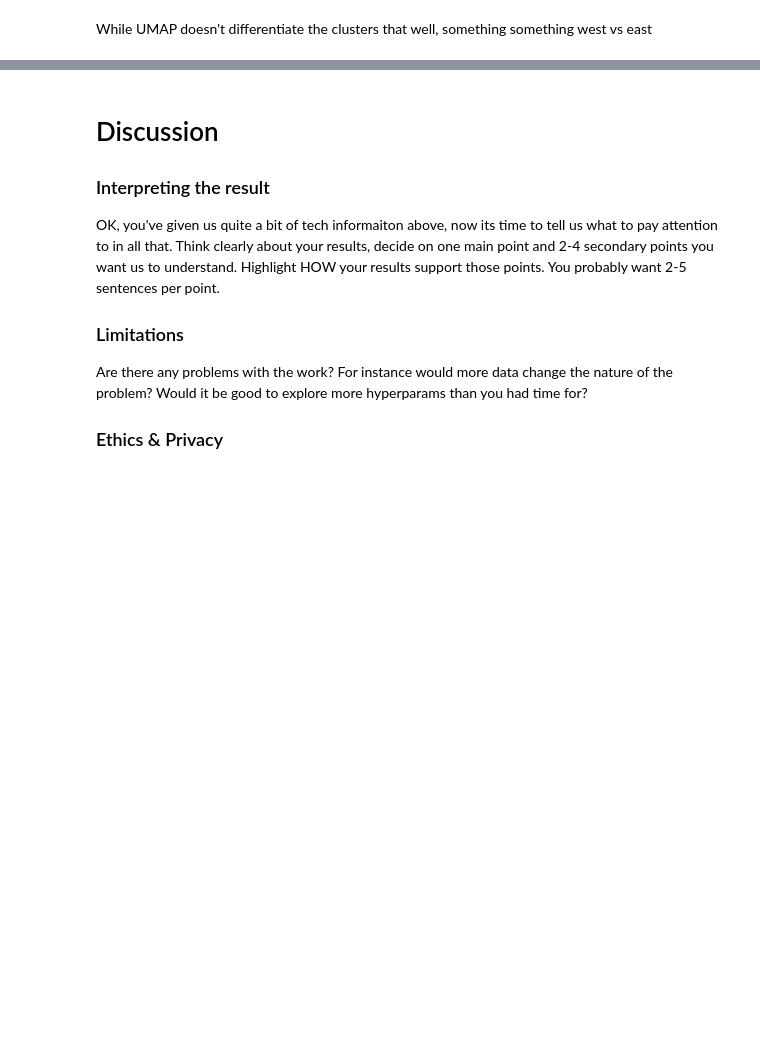
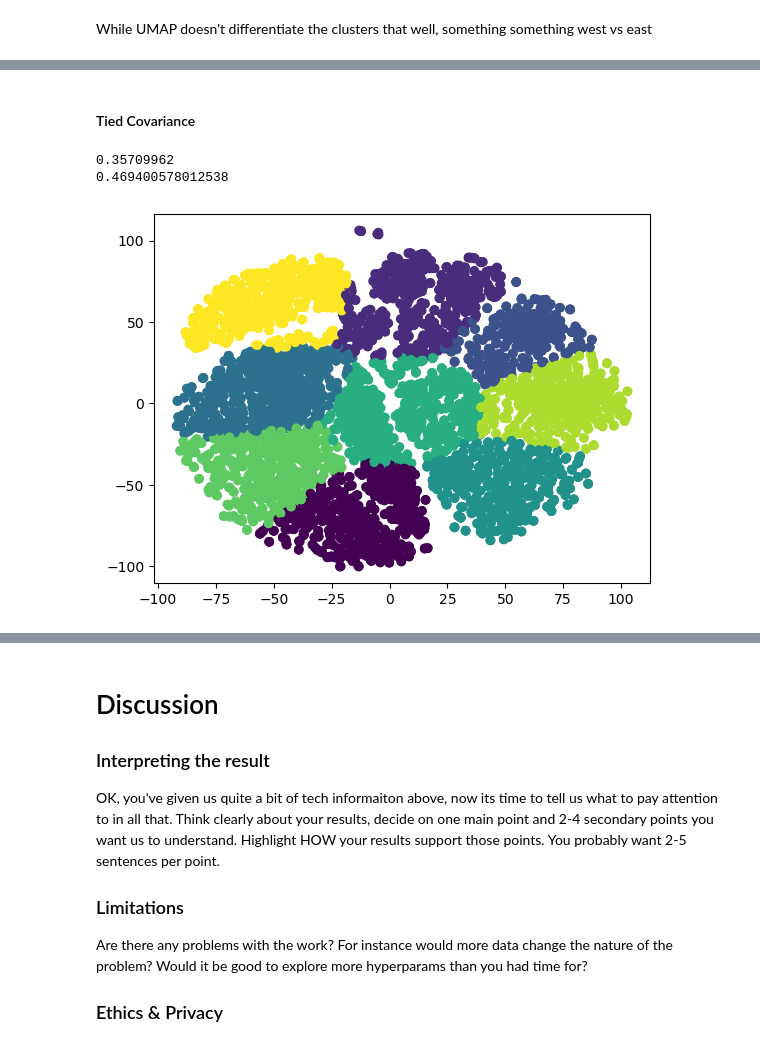
Before and after one commit to alexavndra/cogs_118b_project, a Jupyter notebook: FinalProject_groupXXX.ipynb, the cells around one changed output, grey strips where cells are left out. Drawn from its saved outputs; the diff is of its cells as text; code cells hidden in the pictures; blank space fills up the shorter version.

```diff
--- a/FinalProject_groupXXX.ipynb
+++ b/FinalProject_groupXXX.ipynb
@@ -300,0 +323,13 @@ kmeans.fit(umap_data)
+# %% [markdown]
+#### Tied Covariance
+# %%
+gmmTied = GaussianMixture(covariance_type="tied", n_components=9)
+gmmTied.fit(X)
+print(silhouette_score(X, gmmTied.predict(X)))
+print(adjusted_rand_score(labels_encoded, gmmTied.predict(X)))
+plt.scatter(X[:, 0], X[:, 1], c=gmmTied.predict(X))
+plt.show()
+# %% [output]
+0.35709962
+0.469400578012538
+[figure, added]
```
Also changed, not shown: parts of 24 cells of this notebook.
